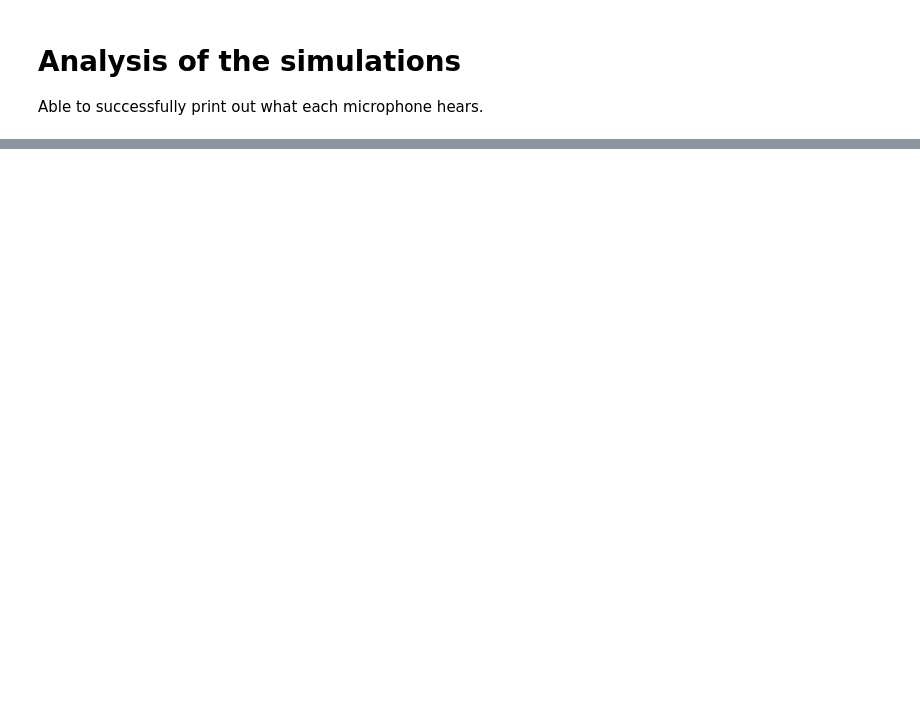
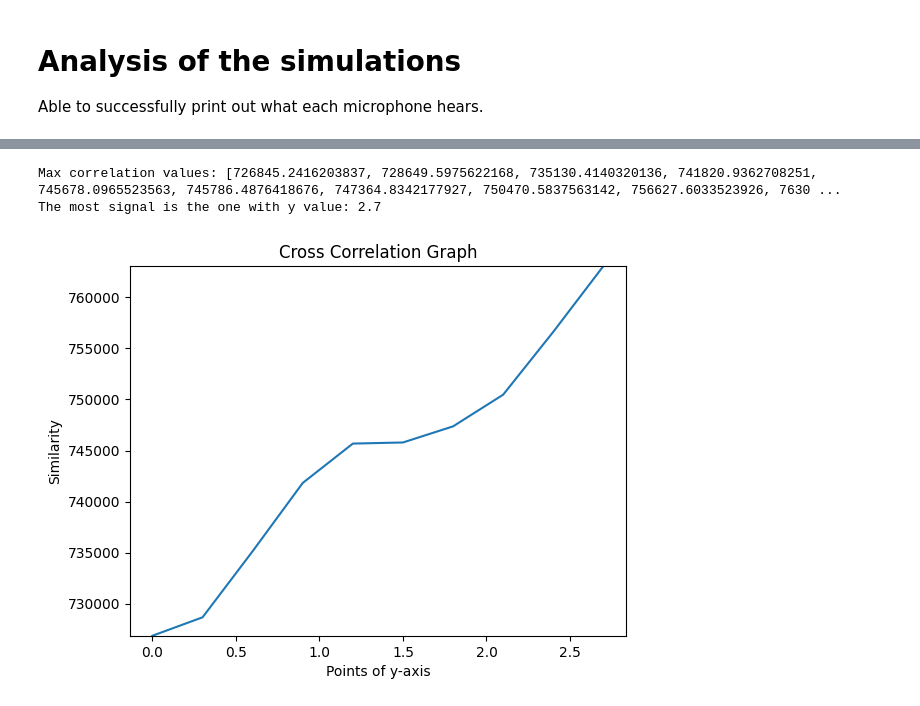
Before and after one commit to tjunjet/room-acoustics-simulator, a Jupyter notebook: simulator.ipynb, the cells around one changed output, grey strips where cells are left out. Cells and saved outputs as stored; diff of their text form; code cells hidden in the pictures; blank space fills up the shorter version.

```diff
--- a/simulator.ipynb
+++ b/simulator.ipynb
@@ -215,0 +404,69 @@ plot_signal(time_axis, mic_gt_signal, 'Ground Truth signal', color='orange')
+# %%
+# Performing cross correlation
+from scipy.signal import correlate
+
+# 1. Creating an array of y-value points (From y = 0 to y = 3)
+# We expect 1.5 to be the highest
+points =  [0, 0.3, 0.6, 0.9, 1.2, 1.5, 1.8, 2.1, 2.4, 2.7]
+num_points = len(points)
+signals = []
+
+# Array of cross correlation values
+cross_corr_values = []
+
+# Getting the values of cross_correlations
+for i in range(num_points):
+    y_point = points[i]
+    interp_point = np.array([x_offset + triangle_side / 2, y_point])
+    distances = np.array([compute_distance(interp_point, m, triangle_side) for m in range(M)])
+    a_p_values = attenuation_and_rebalancing(distances[:, np.newaxis])
+
+    # Getting the attenuation values (a1_dm)
+    a1_d1 = a_p_values[0, :]
+    a1_d2 = a_p_values[1, :]
+    a1_d3 = a_p_values[2, :]
+
+    x_p = a1_d1 * y_1_1 + a1_d2 * y_2_1 + a1_d3 * y_3_1
+
+    # Normalizing x_p
+    x_p_normalized = (x_p - np.mean(x_p)) / np.std(x_p)
+    signals.append(x_p_normalized)
+
+
+# Normalize the ground truth signal
+gt_signal_normalized = (mic_gt_signal - np.mean(mic_gt_signal)) / np.std(mic_gt_signal)
+
+# Cross correlating the signals
+for signal in signals:
+    cross_corr = correlate(gt_signal_normalized, signal, mode='full')
+    cross_corr_values.append(cross_corr)
+
+# Identifying time shifts
+time_shifts = [np.argmax(cross_corr) - (len(gt_signal_normalized) - 1) for cross_corr in cross_corr_values]
+
+# Quantifying similarities
+max_corr_values = [np.max(cross_corr) for cross_corr in cross_corr_values]
+print(f"Max correlation values: {max_corr_values}")
+
+most_similar_index = np.argmax(max_corr_values)
+most_similar_signal = signals[most_similar_index]
+
+# We expect it to say 55
+print(f"The most signal is the one with y value: {points[most_similar_index]}")
+# %% [output]
+Max correlation values: [726845.2416203837, 728649.5975622168, 735130.4140320136, 741820.9362708251, 745678.0965523563, 745786.4876418676, 747364.8342177927, 750470.5837563142, 756627.6033523926, 7630 ...
+The most signal is the one with y value: 2.7
+# %%
+# Normalize the max_corr_values:
+
+# Plotting the graph
+plt.plot(points, max_corr_values)
+lower_bound = np.min(max_corr_values) - 0.0000000001
+upper_bound = np.max(max_corr_values) + 0.0000000001
+plt.ylim(lower_bound, upper_bound)
+plt.title("Cross Correlation Graph")
+plt.xlabel("Points of y-axis")
+plt.ylabel("Similarity")
+plt.show()
+# %% [output]
+[figure, added]
```
Also changed, not shown: parts of 16 cells of this notebook, 10 other files.
